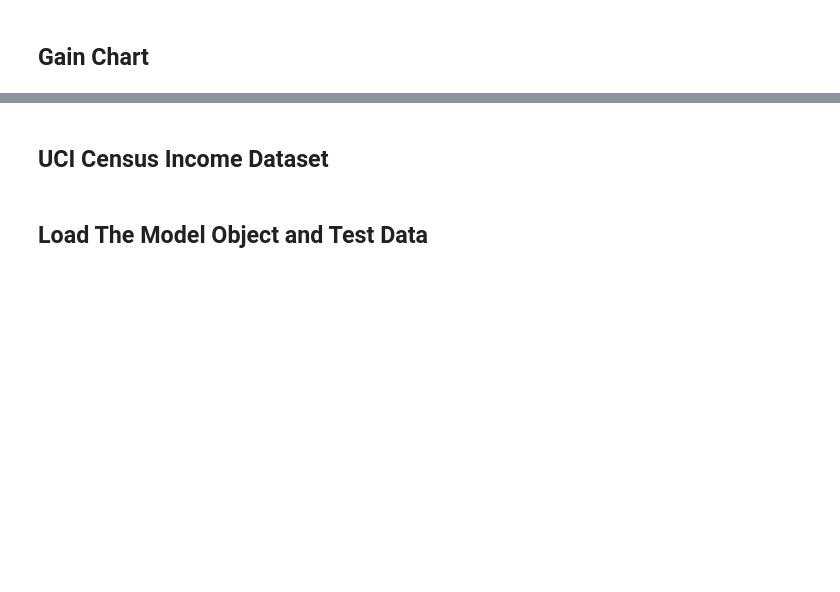
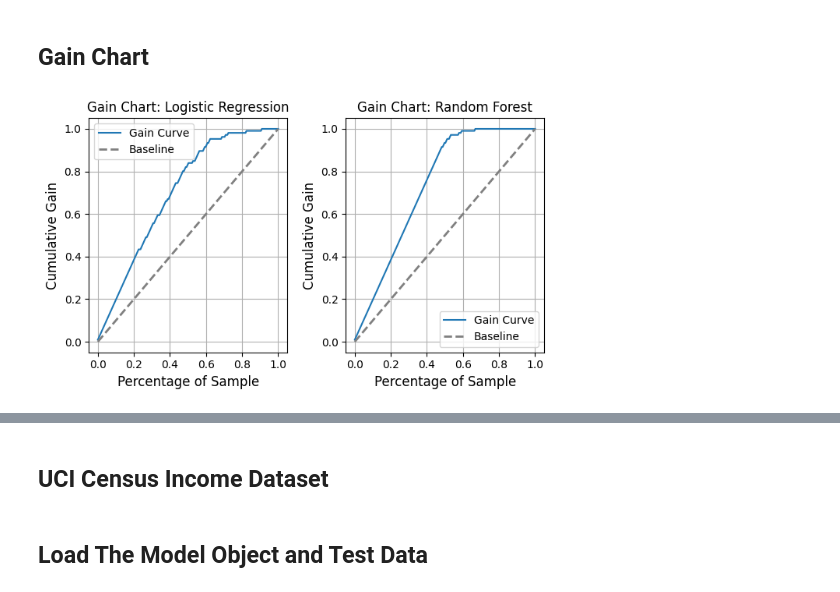
Before and after one commit to lshpaner/model_metrics, a Jupyter notebook: py_notebooks/model_evaluation_docs.ipynb, the cells around one changed output, grey strips where cells are left out. Cells and saved outputs as stored; diff of their text form; code cells hidden in the pictures; blank space fills up the shorter version.

```diff
--- a/py_notebooks/model_evaluation_docs.ipynb
+++ b/py_notebooks/model_evaluation_docs.ipynb
@@ -214,24 +234,26 @@ show_lift_chart(
 # %%
 # Plot Gain chart
 show_gain_chart(
-    model=pipelines_or_models,
+    model=[model1, model2],
     X=X_test,
     y=y_test,
     overlay=False,
     # title="Custom",
     model_title=model_titles,
     # curve_kwgs={
     #     "Logistic Regression": {"color": "blue", "linewidth": 2},
     #     # "SVM": {"color": "red", "linestyle": "--", "linewidth": 1.5},
     # },
     # linestyle_kwgs={"color": "black", "linestyle": "-"},
     save_plot=True,
     grid=True,
     n_cols=3,
     figsize=(10, 4),
     image_path_png=image_path_png,
     image_path_svg=image_path_svg,
 )
+# %% [output]
+[figure, added]
 # %%
 show_confusion_matrix(
     model=[model1, model2],
```
Also changed, not shown: parts of 4 cells of this notebook, 27 other files.
